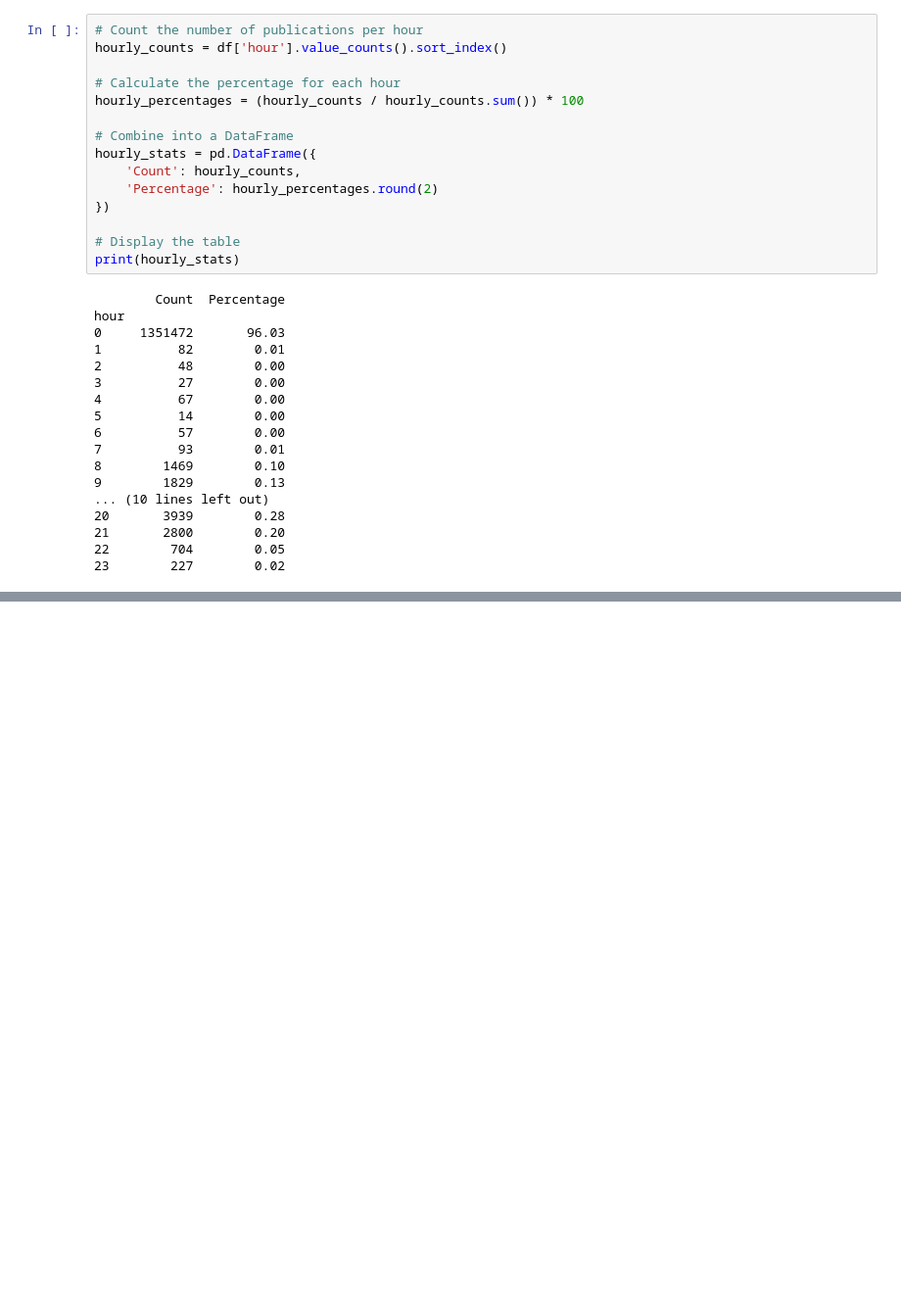
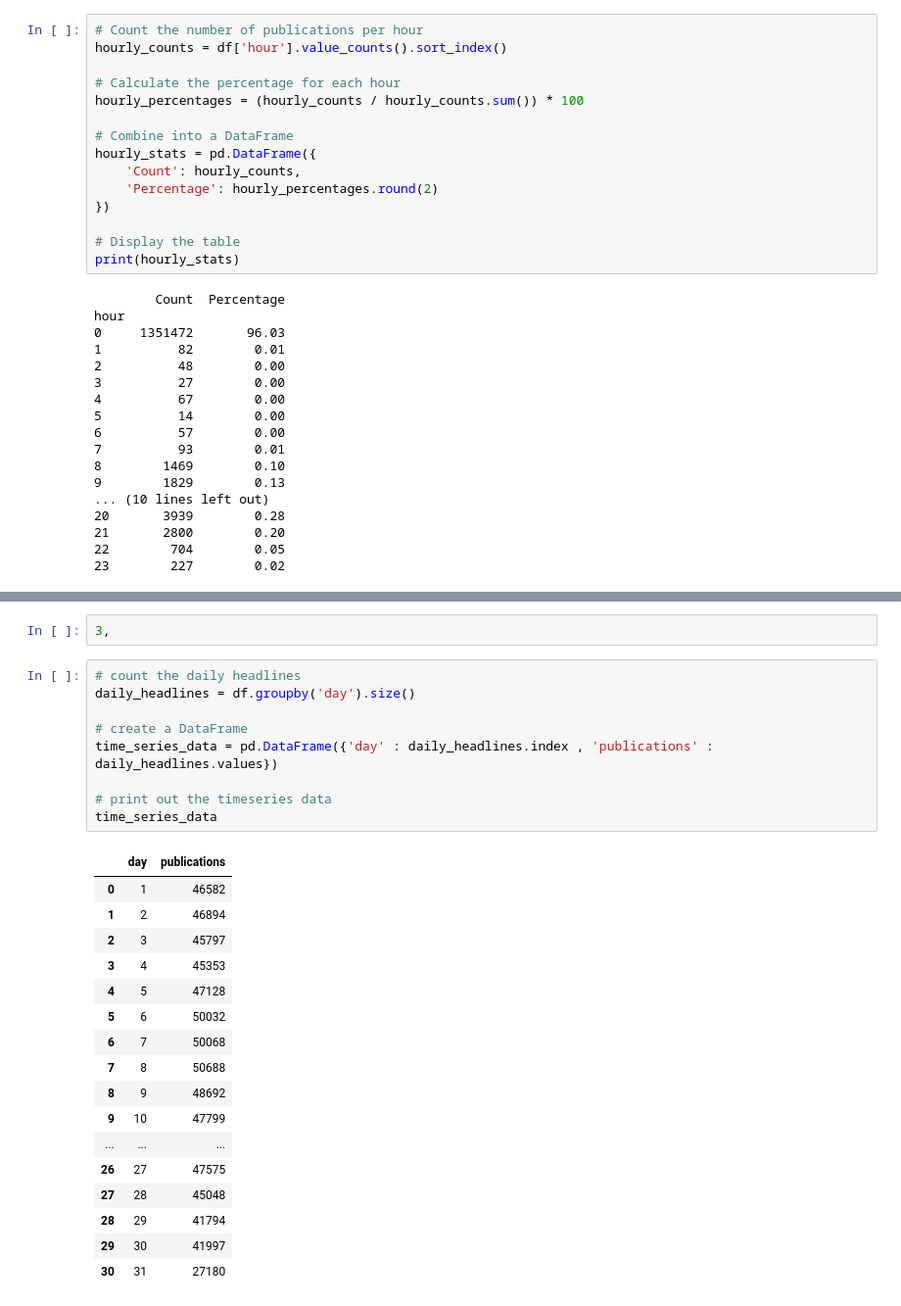
Before and after one commit to Filimon-H/Nova-Financial-Solutions_Forecasting, a Jupyter notebook: notebooks/EDA.ipynb, the cells around one changed output, grey strips where cells are left out. Shown at 98% size. Drawn from its saved outputs; the diff is of its cells as text; blank space fills up the shorter version.

```diff
--- a/notebooks/EDA.ipynb
+++ b/notebooks/EDA.ipynb
@@ -357,0 +534,29 @@ hour
+# %%
+3,
+# %%
+# count the daily headlines
+daily_headlines = df.groupby('day').size()
+
+# create a DataFrame
+time_series_data = pd.DataFrame({'day' : daily_headlines.index , 'publications' : daily_headlines.values})
+
+# print out the timeseries data
+time_series_data
+# %% [output]
+|  | day | publications |
+| 0 | 1 | 46582 |
+| 1 | 2 | 46894 |
+| 2 | 3 | 45797 |
+| 3 | 4 | 45353 |
+| 4 | 5 | 47128 |
+| 5 | 6 | 50032 |
+| 6 | 7 | 50068 |
+| 7 | 8 | 50688 |
+| 8 | 9 | 48692 |
+| 9 | 10 | 47799 |
+| ... | ... | ... |
+| 26 | 27 | 47575 |
+| 27 | 28 | 45048 |
+| 28 | 29 | 41794 |
+| 29 | 30 | 41997 |
+| 30 | 31 | 27180 |
```
Also changed, not shown: parts of 17 cells of this notebook.
